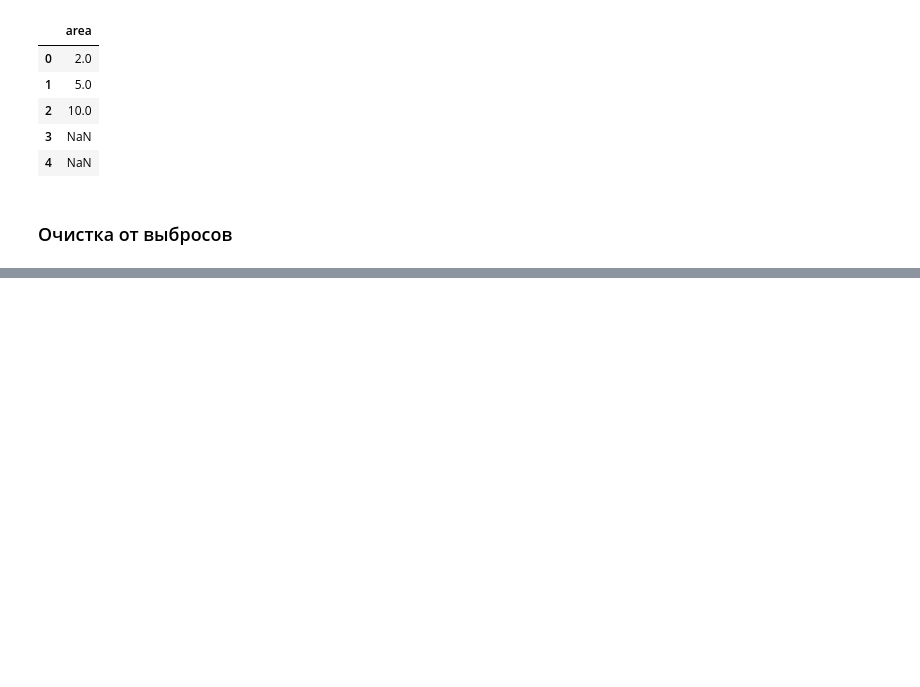
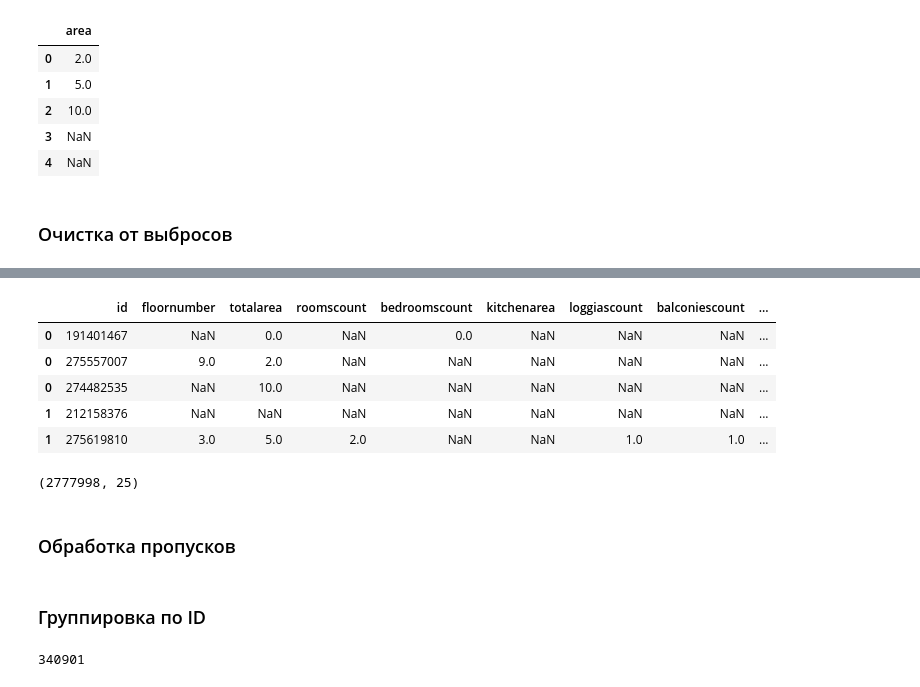
Before and after one commit to MariaZharova/recsys_internship, a Jupyter notebook: Bins_embeddings.ipynb, the cells around one changed output, grey strips where cells are left out. Drawn from its saved outputs; the diff is of its cells as text; code cells hidden in the pictures; blank space fills up the shorter version.

```diff
--- a/Bins_embeddings.ipynb
+++ b/Bins_embeddings.ipynb
@@ -254,0 +326,15 @@ area 10
+# %%
+data.head()
+# %% [output]
+|  | id | floornumber | totalarea | roomscount | bedroomscount | kitchenarea | loggiascount | balconiescount | ... |
+| 0 | 191401467 | NaN | 0.0 | NaN | 0.0 | NaN | NaN | NaN | ... |
+| 0 | 275557007 | 9.0 | 2.0 | NaN | NaN | NaN | NaN | NaN | ... |
+| 0 | 274482535 | NaN | 10.0 | NaN | NaN | NaN | NaN | NaN | ... |
+| 1 | 212158376 | NaN | NaN | NaN | NaN | NaN | NaN | NaN | ... |
+| 1 | 275619810 | 3.0 | 5.0 | 2.0 | NaN | NaN | 1.0 | 1.0 | ... |
+# %%
+data.shape
+# %% [output]
+(2777998, 25)
+# %% [markdown]
+### Обработка пропусков
@@ -254,0 +349,8 @@ area 10
+# %% [markdown]
+### Группировка по ID
+# %%
+sh1 = data.shape
+sh2 = data.drop_duplicates(subset=data.columns[1:], inplace=False).shape
+sh1[0] - sh2[0]
+# %% [output]
+340901
```
Also changed, not shown: parts of 24 cells of this notebook.
